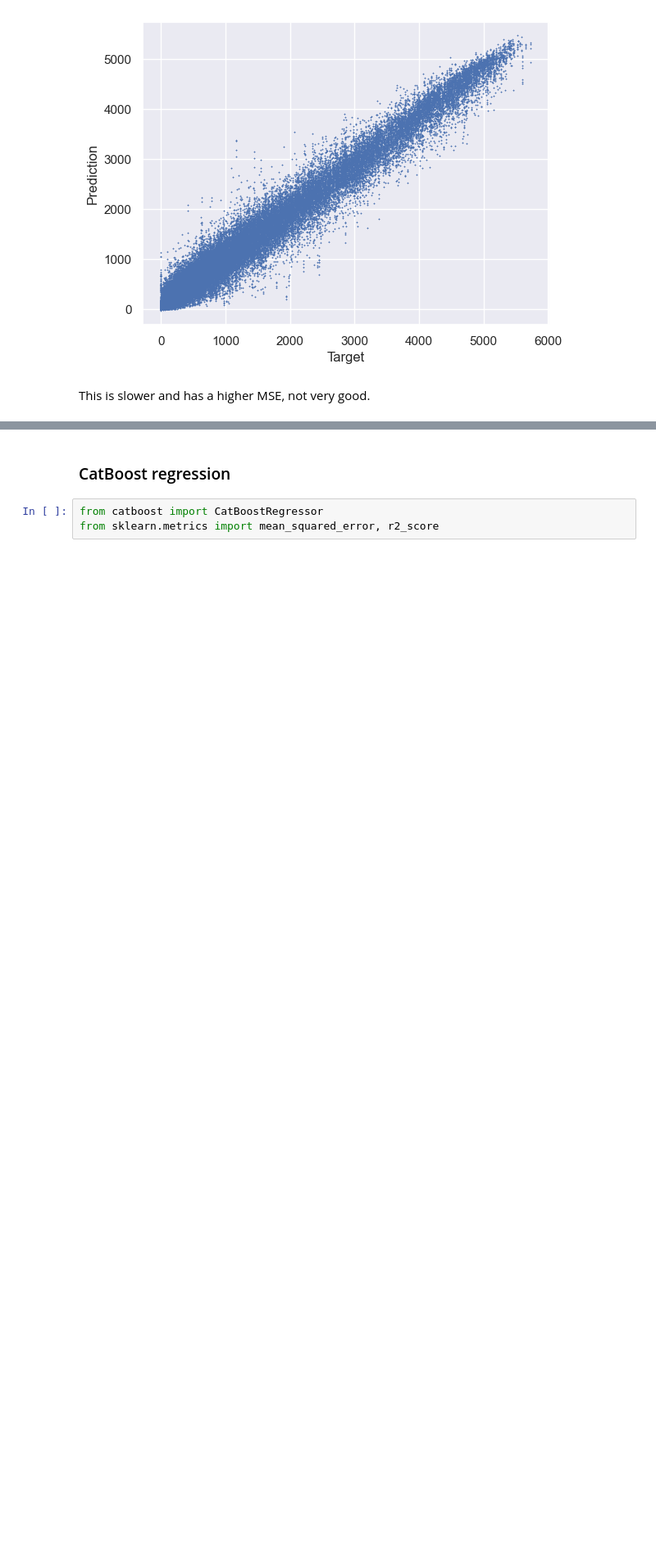
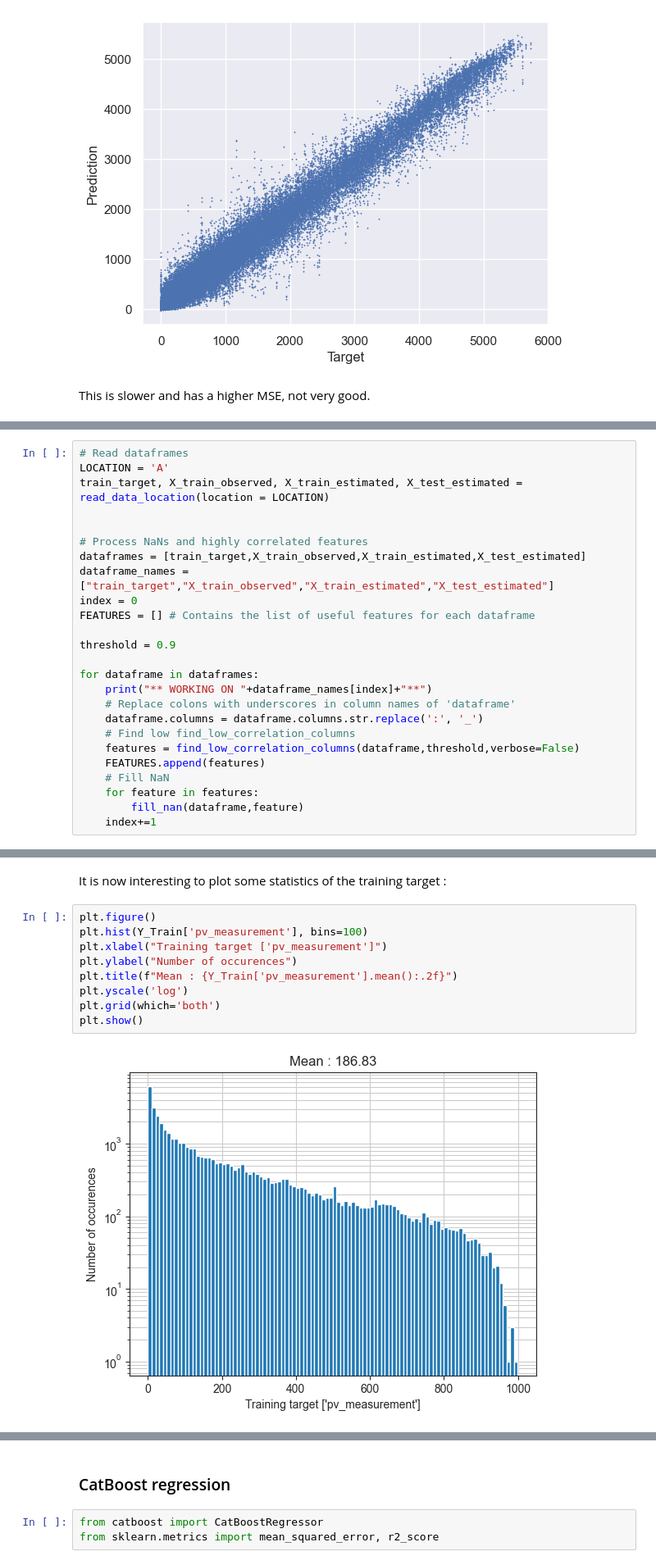
Before and after one commit to hugokerino/Energy-forecasting-NTNU, a Jupyter notebook: data/Noe/Data_exploration.ipynb, the cells around one changed output, grey strips where cells are left out. Shown at 82% size. Saved outputs shown, nothing was run; the diff lists cells and outputs as text; blank space fills up the shorter version.

```diff
--- a/data/Noe/Data_exploration.ipynb
+++ b/data/Noe/Data_exploration.ipynb
@@ -917,0 +719,25 @@ plt.show()
+# %%
+# Read dataframes
+LOCATION = 'A'
+train_target, X_train_observed, X_train_estimated, X_test_estimated = read_data_location(location = LOCATION)
+
+
+# Process NaNs and highly correlated features
+dataframes = [train_target,X_train_observed,X_train_estimated,X_test_estimated]
+dataframe_names = ["train_target","X_train_observed","X_train_estimated","X_test_estimated"]
+index = 0
+FEATURES = [] # Contains the list of useful features for each dataframe
+
+threshold = 0.9
+
+for dataframe in dataframes:
+    print("** WORKING ON "+dataframe_names[index]+"**")
+    # Replace colons with underscores in column names of 'dataframe'
+    dataframe.columns = dataframe.columns.str.replace(':', '_')
+    # Find low find_low_correlation_columns
+    features = find_low_correlation_columns(dataframe,threshold,verbose=False)
+    FEATURES.append(features)
+    # Fill NaN
+    for feature in features:
+        fill_nan(dataframe,feature)
+    index+=1
@@ -917,0 +796,13 @@ plt.show()
+# %% [markdown]
+It is now interesting to plot some statistics of the training target :
+# %%
+plt.figure()
+plt.hist(Y_Train['pv_measurement'], bins=100)
+plt.xlabel("Training target ['pv_measurement']")
+plt.ylabel("Number of occurences")
+plt.title(f"Mean : {Y_Train['pv_measurement'].mean():.2f}")
+plt.yscale('log')
+plt.grid(which='both')
+plt.show()
+# %% [output]
+[figure, added]
```
Also changed, not shown: parts of 57 cells of this notebook, 4 other files.
